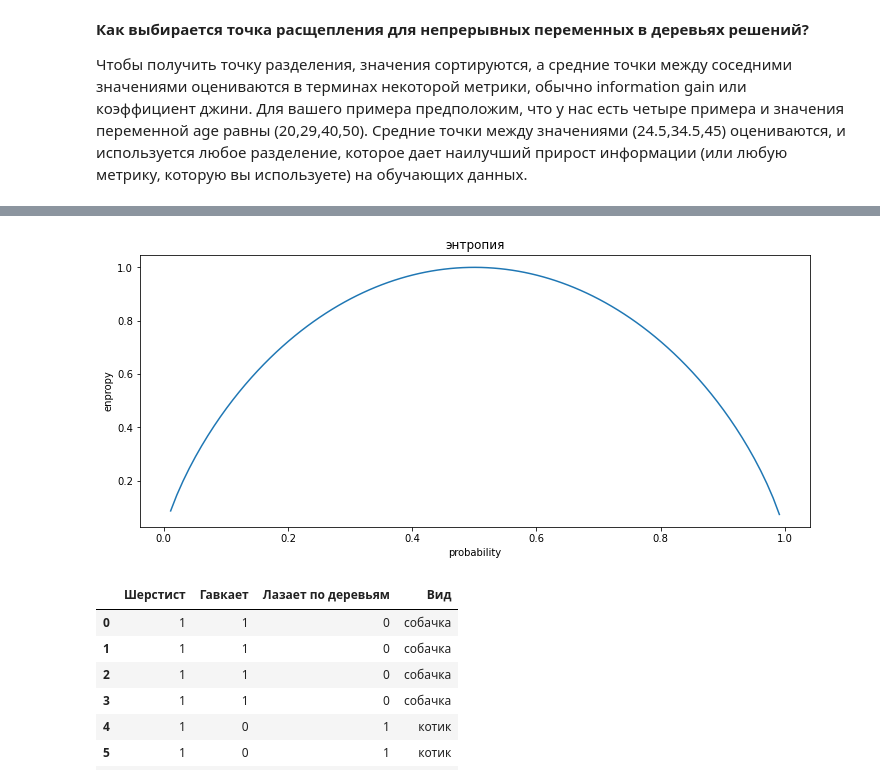
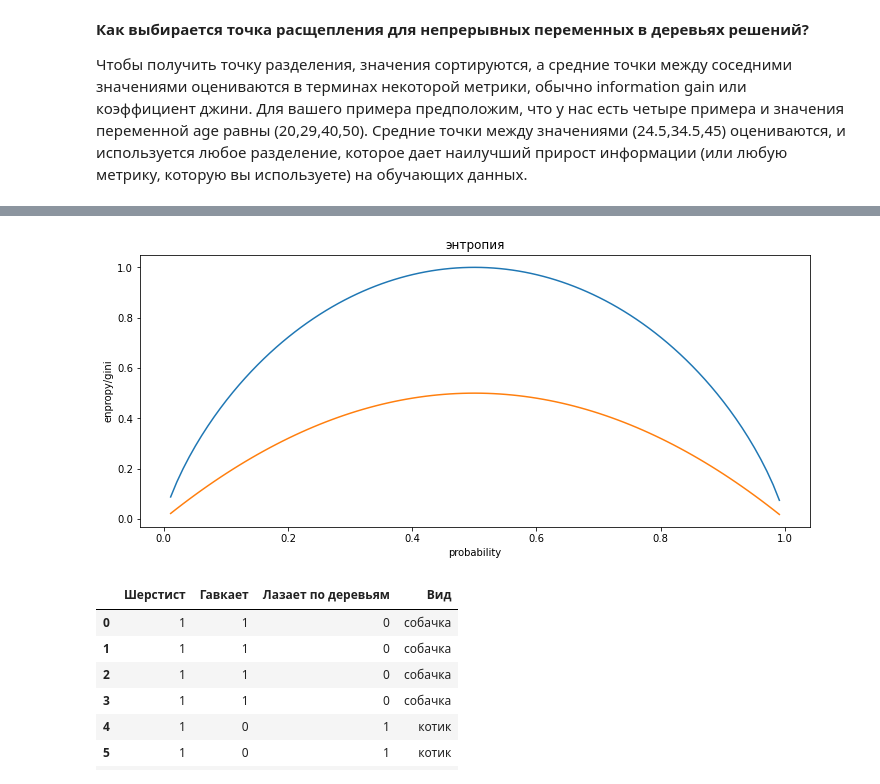
Before and after one commit to iboiarkin96/education_courses, a Jupyter notebook: Основы Статистики [Карпов]/Введение в Data Science и машинное обучение.ipynb, the cells around one changed output, grey strips where cells are left out. Cells and saved outputs as stored; diff of their text form; code cells hidden in the pictures.

```diff
--- a/Основы Статистики [Карпов]/Введение в Data Science и машинное обучение.ipynb
+++ b/Основы Статистики [Карпов]/Введение в Data Science и машинное обучение.ipynb
@@ -375,15 +414,17 @@ $$E(Y∣X)= \frac{n_1}{N}*\mathbb{E}_1+\frac{n_2}{N}*\mathbb{E}_2$$
 # %%
 # Как ведет себя инропия на дисбалансе классов?
 probability = [x for x in np.arange(0.011, 1, 0.01)]
 enpropy = [-(i*np.log2(i)+(1-i)*np.log2(1-i))  for i in probability]
+ginni = [1-(i**2+(1-i)**2)  for i in probability]
 f, axes = plt.subplots(1, 1, figsize =(12, 5))
 sns.lineplot(x =probability, y =enpropy , ax=axes)
-axes.set_ylabel('enpropy')
+sns.lineplot(x =probability, y =ginni , ax=axes)
+axes.set_ylabel('enpropy/gini')
 axes.set_xlabel('probability')
 axes.set_title('энтропия')
 plt.show()
 # %% [output]
-[figure, old version]
+[figure, new version]
 # %%
 from sklearn import tree
 # %%
```
Also changed, not shown: parts of 43 cells of this notebook, 1 other file.
